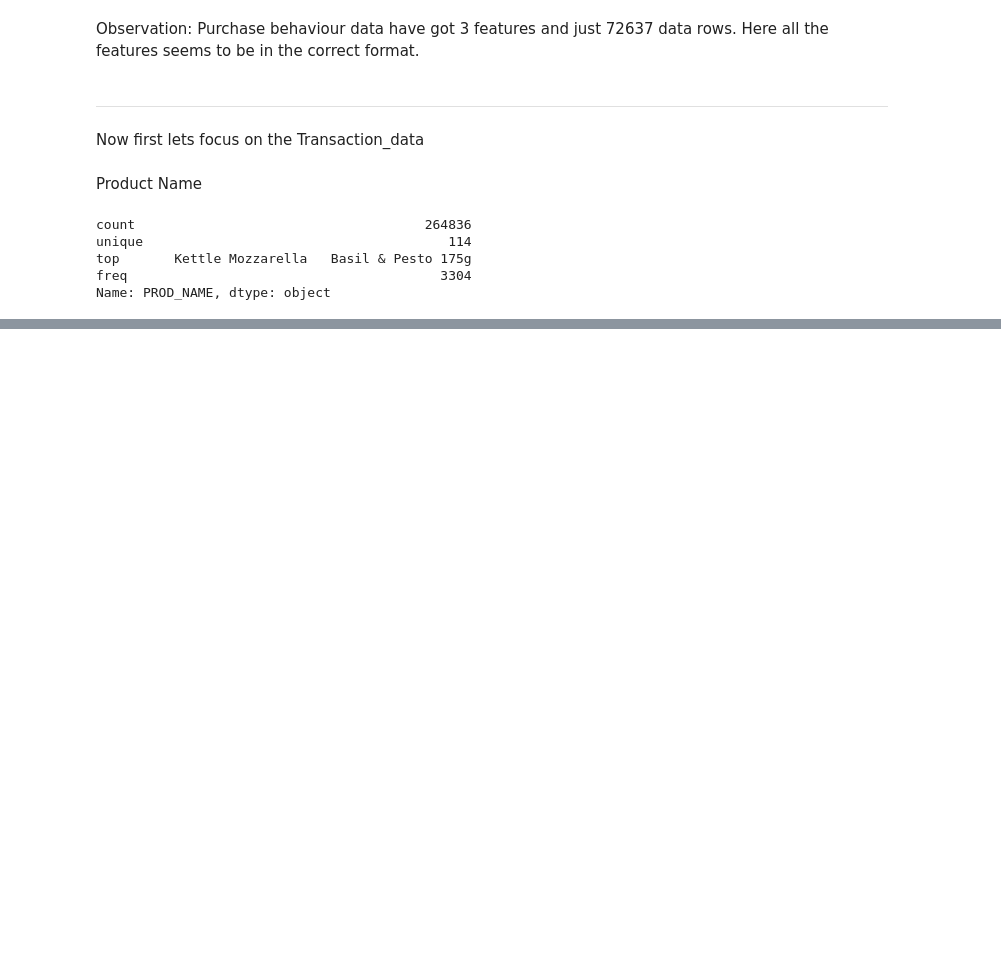
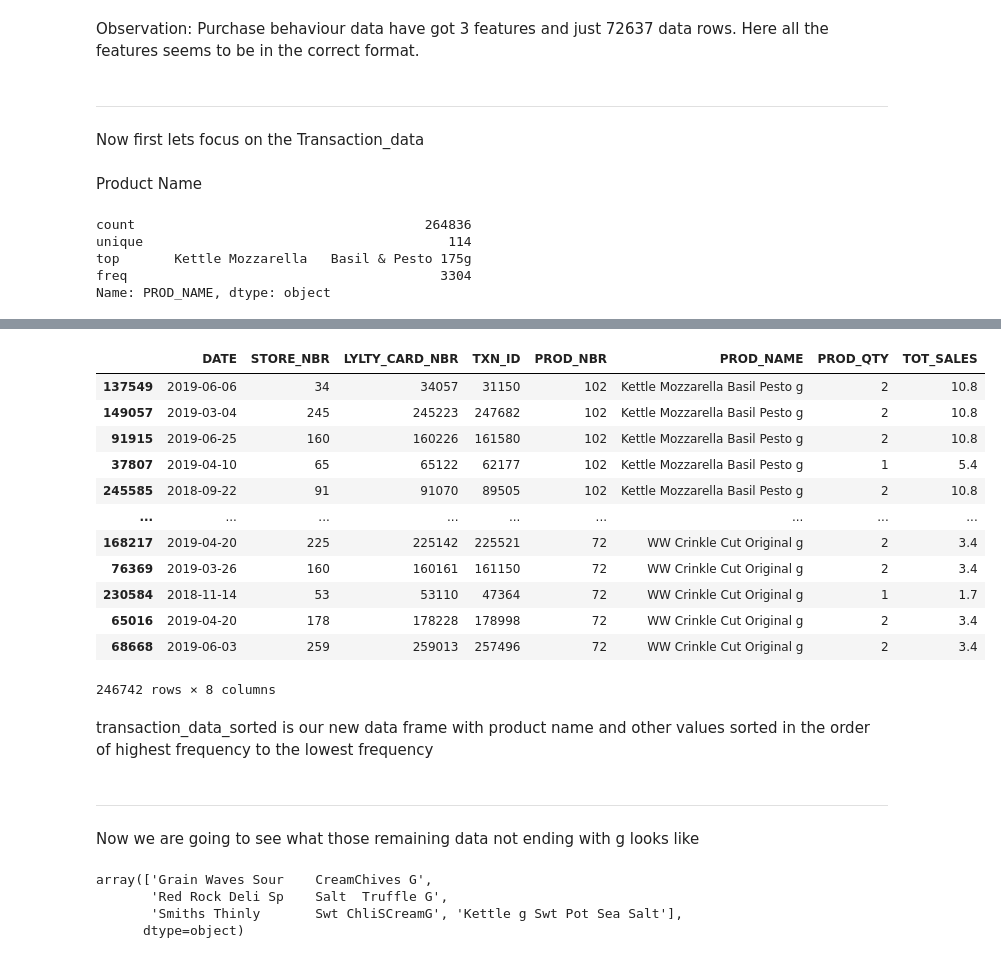
Before and after one commit to Mridul-dhungana/Quantium-Data-Analytics, a Jupyter notebook: Data Analytics.ipynb, the cells around one changed output, grey strips where cells are left out. Saved outputs shown, nothing was run; the diff lists cells and outputs as text; code cells hidden in the pictures; blank space fills up the shorter version.

Commit message:
PROD NAME AND BASIC SUMMARY

```diff
--- a/Data Analytics.ipynb
+++ b/Data Analytics.ipynb
@@ -134,0 +212,6 @@ Name: PROD_NAME, dtype: object
+# %%
+#Removing digits
+transaction_data['PROD_NAME']=transaction_data['PROD_NAME'].str.replace(r'\d+','',regex=True)
+
+# Removing any other special signs
+transaction_data['PROD_NAME']=transaction_data['PROD_NAME'].str.replace(r'[^a-zA-Z\s]','', regex=True)
@@ -134,0 +245,3 @@ Name: PROD_NAME, dtype: object
+# %%
+frequency_map=transaction_data['PROD_NAME'].value_counts()
+frequency_map
@@ -134,0 +262,3 @@ Name: PROD_NAME, dtype: object
+# %%
+transaction_data['PROD_freq']=transaction_data['PROD_NAME'].map(frequency_map)
+transaction_data.head()
@@ -134,0 +272,3 @@ Name: PROD_NAME, dtype: object
+# %%
+transaction_data_sorted=transaction_data.sort_values('PROD_freq', ascending=False)
+transaction_data_sorted.head()
@@ -134,0 +291,22 @@ Name: PROD_NAME, dtype: object
+# %%
+transaction_data_sorted.drop('PROD_freq', axis=1)
+# %% [output]
+|  | DATE | STORE_NBR | LYLTY_CARD_NBR | TXN_ID | PROD_NBR | PROD_NAME | PROD_QTY | TOT_SALES |
+| 137549 | 2019-06-06 | 34 | 34057 | 31150 | 102 | Kettle Mozzarella Basil Pesto g | 2 | 10.8 |
+| 149057 | 2019-03-04 | 245 | 245223 | 247682 | 102 | Kettle Mozzarella Basil Pesto g | 2 | 10.8 |
+| 91915 | 2019-06-25 | 160 | 160226 | 161580 | 102 | Kettle Mozzarella Basil Pesto g | 2 | 10.8 |
+| 37807 | 2019-04-10 | 65 | 65122 | 62177 | 102 | Kettle Mozzarella Basil Pesto g | 1 | 5.4 |
+| 245585 | 2018-09-22 | 91 | 91070 | 89505 | 102 | Kettle Mozzarella Basil Pesto g | 2 | 10.8 |
+| ... | ... | ... | ... | ... | ... | ... | ... | ... |
+| 168217 | 2019-04-20 | 225 | 225142 | 225521 | 72 | WW Crinkle Cut Original g | 2 | 3.4 |
+| 76369 | 2019-03-26 | 160 | 160161 | 161150 | 72 | WW Crinkle Cut Original g | 2 | 3.4 |
+| 230584 | 2018-11-14 | 53 | 53110 | 47364 | 72 | WW Crinkle Cut Original g | 1 | 1.7 |
+| 65016 | 2019-04-20 | 178 | 178228 | 178998 | 72 | WW Crinkle Cut Original g | 2 | 3.4 |
+| 68668 | 2019-06-03 | 259 | 259013 | 257496 | 72 | WW Crinkle Cut Original g | 2 | 3.4 |
+246742 rows × 8 columns
+# %% [markdown]
+transaction_data_sorted is our new data frame with product name and other values sorted in the order of highest frequency to the lowest frequency
+# %% [markdown]
+---
+# %% [markdown]
+Now we are going to see what those remaining data not ending with g looks like
@@ -134,0 +315,7 @@ Name: PROD_NAME, dtype: object
+# %%
+transaction_data[not_ending_with_g]['PROD_NAME'].unique()
+# %% [output]
+array(['Grain Waves Sour    CreamChives G',
+       'Red Rock Deli Sp    Salt  Truffle G',
+       'Smiths Thinly       Swt ChliSCreamG', 'Kettle g Swt Pot Sea Salt'],
+      dtype=object)
```
Also changed, not shown: parts of 48 cells of this notebook.
